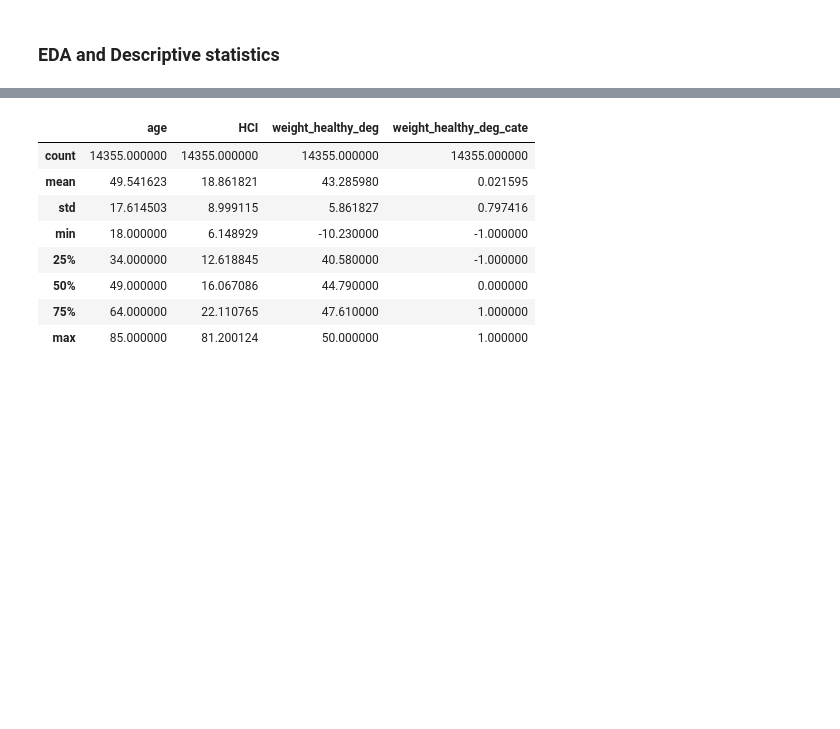
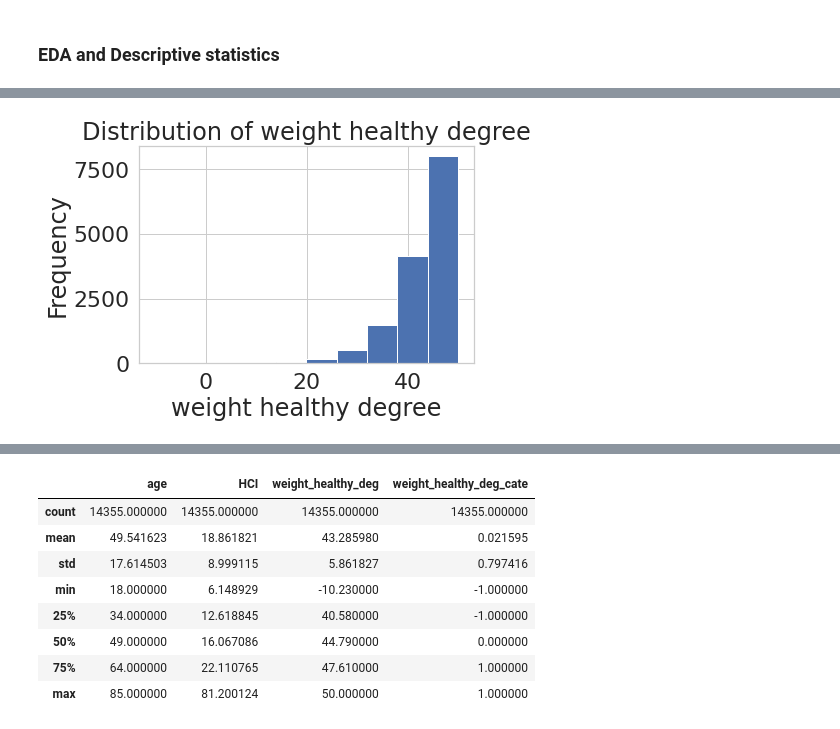
Before and after one commit to RosiePeng1/COGS108-Project, a Jupyter notebook: EDACheckpointGroup_Sp23_cogs108project.ipynb, the cells around one changed output, grey strips where cells are left out. Saved outputs shown, nothing was run; the diff lists cells and outputs as text; code cells hidden in the pictures; blank space fills up the shorter version.

```diff
--- a/EDACheckpointGroup_Sp23_cogs108project.ipynb
+++ b/EDACheckpointGroup_Sp23_cogs108project.ipynb
@@ -381,0 +400,8 @@ Carry out EDA on your dataset(s); Describe in this section
+# %%
+plt.hist(data_cl['weight_healthy_deg'])
+plt.xlabel('weight healthy degree')
+plt.ylabel('Frequency')
+plt.title('Distribution of weight healthy degree')
+plt.show()
+# %% [output]
+[figure, added]
```
Also changed, not shown: parts of 11 cells of this notebook.
